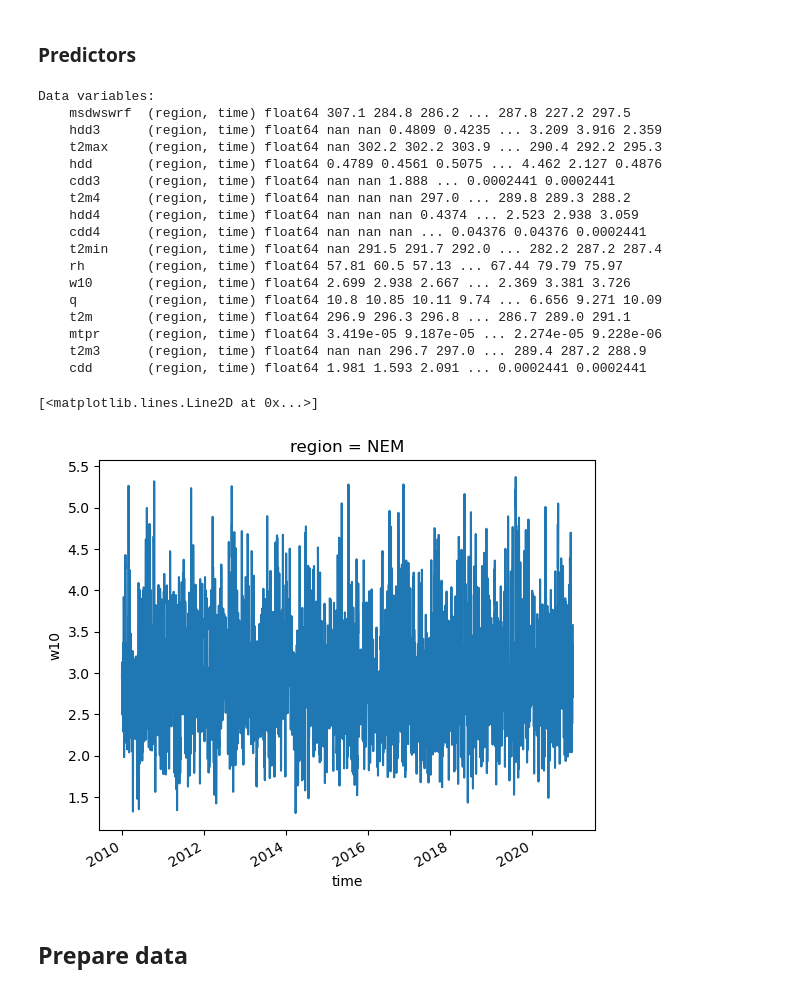
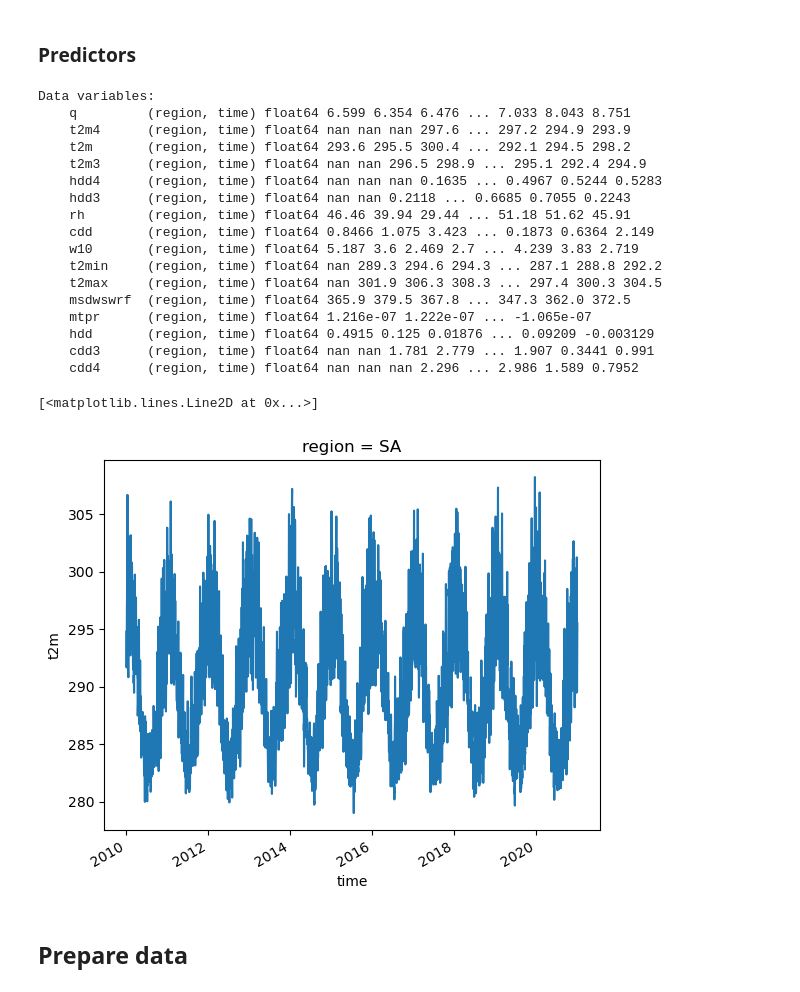
Before and after one commit to dougrichardson/demand_model, a Jupyter notebook: 14_ML_Aus.ipynb, the cells around one changed output. Drawn from its saved outputs; the diff is of its cells as text; code cells hidden in the pictures.

```diff
--- a/14_ML_Aus.ipynb
+++ b/14_ML_Aus.ipynb
@@ -38,7 +38,7 @@ import functions as fn
 # %%
 path = "/g/data/w42/dr6273/work/projects/Aus_energy/"
 # %%
-region = "NEM"
+region = "SA"
 # %% [markdown]
 ### Demand
 # %%
@@ -75,34 +75,36 @@ dem_da.plot()
 # %% [markdown]
 ### Predictors
 # %%
-files = fn.get_predictor_files(region, "pop_discrete_10_mask")
+files = fn.get_predictor_files("NEM", "pop_discrete_100_mask")
 # %%
-pred_ds = xr.open_mfdataset(files, combine="nested", compat="override").compute()
+pred_ds = xr.open_mfdataset(files, combine="nested", compat="override")
+# %%
+pred_ds = pred_ds.sel(region=region).expand_dims({"region": [region]}).compute()
 # %%
 pred_ds.data_vars
 # %% [output]
 Data variables:
-    msdwswrf  (region, time) float64 307.1 284.8 286.2 ... 287.8 227.2 297.5
-    hdd3      (region, time) float64 nan nan 0.4809 0.4235 ... 3.209 3.916 2.359
-    t2max     (region, time) float64 nan 302.2 302.2 303.9 ... 290.4 292.2 295.3
-    hdd       (region, time) float64 0.4789 0.4561 0.5075 ... 4.462 2.127 0.4876
-    cdd3      (region, time) float64 nan nan 1.888 ... 0.0002441 0.0002441
-    t2m4      (region, time) float64 nan nan nan 297.0 ... 289.8 289.3 288.2
-    hdd4      (region, time) float64 nan nan nan 0.4374 ... 2.523 2.938 3.059
-    cdd4      (region, time) float64 nan nan nan ... 0.04376 0.04376 0.0002441
-    t2min     (region, time) float64 nan 291.5 291.7 292.0 ... 282.2 287.2 287.4
-    rh        (region, time) float64 57.81 60.5 57.13 ... 67.44 79.79 75.97
-    w10       (region, time) float64 2.699 2.938 2.667 ... 2.369 3.381 3.726
-    q         (region, time) float64 10.8 10.85 10.11 9.74 ... 6.656 9.271 10.09
-    t2m       (region, time) float64 296.9 296.3 296.8 ... 286.7 289.0 291.1
-    mtpr      (region, time) float64 3.419e-05 9.187e-05 ... 2.274e-05 9.228e-06
-    t2m3      (region, time) float64 nan nan 296.7 297.0 ... 289.4 287.2 288.9
-    cdd       (region, time) float64 1.981 1.593 2.091 ... 0.0002441 0.0002441
+    q         (region, time) float64 6.599 6.354 6.476 ... 7.033 8.043 8.751
+    t2m4      (region, time) float64 nan nan nan 297.6 ... 297.2 294.9 293.9
+    t2m       (region, time) float64 293.6 295.5 300.4 ... 292.1 294.5 298.2
+    t2m3      (region, time) float64 nan nan 296.5 298.9 ... 295.1 292.4 294.9
+    hdd4      (region, time) float64 nan nan nan 0.1635 ... 0.4967 0.5244 0.5283
+    hdd3      (region, time) float64 nan nan 0.2118 ... 0.6685 0.7055 0.2243
+    rh        (region, time) float64 46.46 39.94 29.44 ... 51.18 51.62 45.91
+    cdd       (region, time) float64 0.8466 1.075 3.423 ... 0.1873 0.6364 2.149
+    w10       (region, time) float64 5.187 3.6 2.469 2.7 ... 4.239 3.83 2.719
+    t2min     (region, time) float64 nan 289.3 294.6 294.3 ... 287.1 288.8 292.2
+    t2max     (region, time) float64 nan 301.9 306.3 308.3 ... 297.4 300.3 304.5
+    msdwswrf  (region, time) float64 365.9 379.5 367.8 ... 347.3 362.0 372.5
+    mtpr      (region, time) float64 1.216e-07 1.222e-07 ... -1.065e-07
+    hdd       (region, time) float64 0.4915 0.125 0.01876 ... 0.09209 -0.003129
+    cdd3      (region, time) float64 nan nan 1.781 2.779 ... 1.907 0.3441 0.991
+    cdd4      (region, time) float64 nan nan nan 2.296 ... 2.986 1.589 0.7952
 # %%
-pred_ds.w10.sel(region="NEM", time=slice("2010", "2020")).plot()
+pred_ds.t2m.sel(time=slice("2010", "2020")).plot()
 # %% [output]
 [<matplotlib.lines.Line2D at 0x...>]
-[figure, old version]
+[figure, new version]
 # %% [markdown]
 ## Prepare data
 # %%
```
Also changed, not shown: parts of 22 cells of this notebook, 3 other files.
